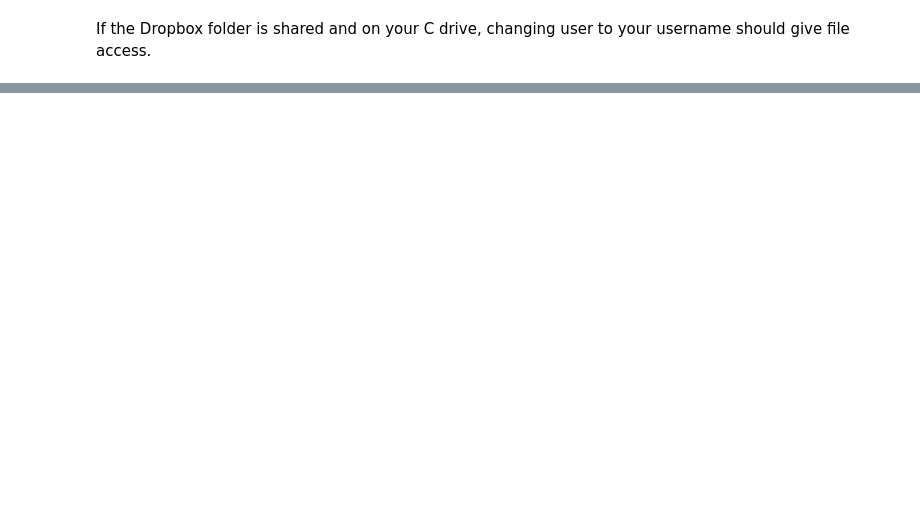
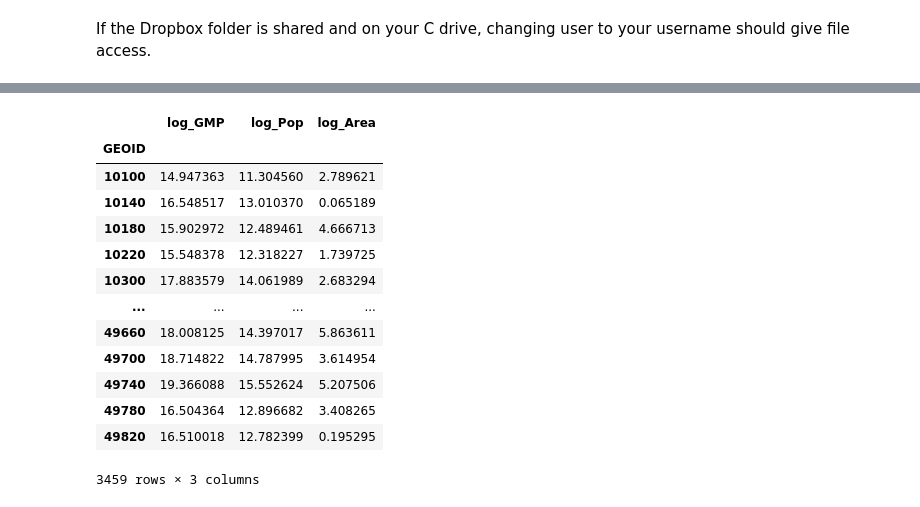
Before and after one commit to stevenhall70/ULE, a Jupyter notebook: ULE Data.ipynb, the cells around one changed output, grey strips where cells are left out. Saved outputs shown, nothing was run; the diff lists cells and outputs as text; code cells hidden in the pictures; blank space fills up the shorter version.

```diff
--- a/ULE Data.ipynb
+++ b/ULE Data.ipynb
@@ -51,0 +89,19 @@ ax1.set_axis_off()
+# %%
+df = ule[['GEOID','log_GMP','log_Pop','log_Area']]
+df = df.set_index('GEOID')
+display(df)
+# %% [output]
+|  | log_GMP | log_Pop | log_Area |
+| GEOID |  |  |  |
+| 10100 | 14.947363 | 11.304560 | 2.789621 |
+| 10140 | 16.548517 | 13.010370 | 0.065189 |
+| 10180 | 15.902972 | 12.489461 | 4.666713 |
+| 10220 | 15.548378 | 12.318227 | 1.739725 |
+| 10300 | 17.883579 | 14.061989 | 2.683294 |
+| ... | ... | ... | ... |
+| 49660 | 18.008125 | 14.397017 | 5.863611 |
+| 49700 | 18.714822 | 14.787995 | 3.614954 |
+| 49740 | 19.366088 | 15.552624 | 5.207506 |
+| 49780 | 16.504364 | 12.896682 | 3.408265 |
+| 49820 | 16.510018 | 12.782399 | 0.195295 |
+3459 rows × 3 columns
```
Also changed, not shown: parts of 53 cells of this notebook.
